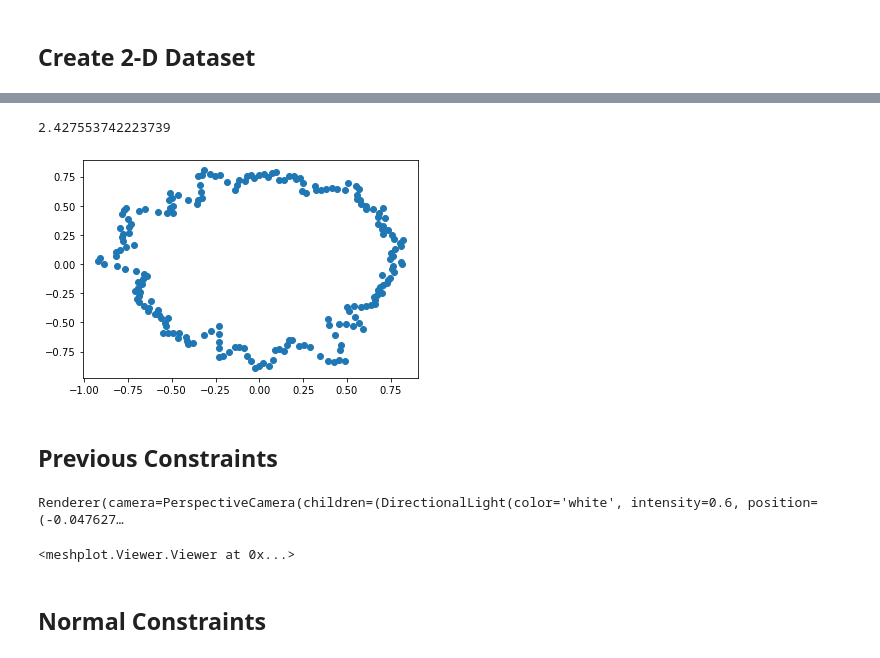
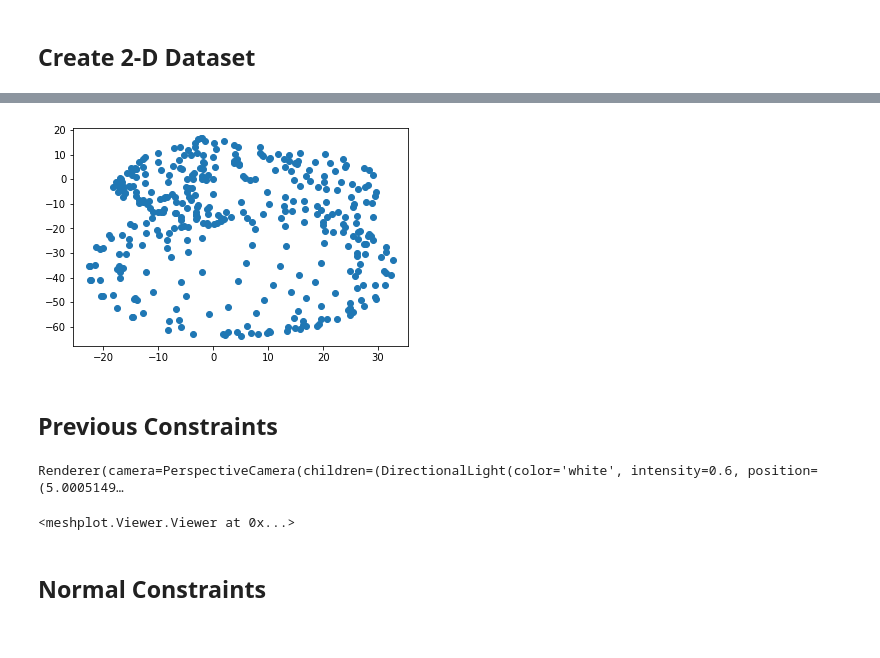
Before and after one commit to weixinl/GeometricModeling, a Jupyter notebook: assign2/assign2.ipynb, the cells around one changed output, grey strips where cells are left out. Drawn from its saved outputs; the diff is of its cells as text; code cells hidden in the pictures.

```diff
--- a/assign2/assign2.ipynb
+++ b/assign2/assign2.ipynb
@@ -488,15 +501,21 @@ def create_2d_boundary():
 # %%
-vertices = np.loadtxt("data/2dboundary.txt")
-norms = np.loadtxt("data/2dnorm.txt")
+# vertices = np.loadtxt("data/2dboundary.txt")
+# norms = np.loadtxt("data/2dnorm.txt")
+vertices, faces = igl.read_triangle_mesh("data/cat.off")
+vertices = vertices/10
+normals = igl.per_vertex_normals(vertices, faces)
+vertices = vertices[:, :2]
+normals = normals[:, :2]
 vnum = vertices.shape[0]
+# print(vnum)
+# print(normals.shape)
 plt.plot(vertices[:,0], vertices[:, 1], marker = 'o' ,linestyle="")
 max_coordinate = np.max(vertices, axis = 0)
 min_coordinate = np.min(vertices, axis = 0)
 diagonal_len = np.linalg.norm(max_coordinate - min_coordinate)
-print(diagonal_len)
+# print(diagonal_len)
 # %% [output]
-2.427553742223739
-[figure, old version]
+[figure, new version]
 # %% [markdown]
 ## Previous Constraints
 # %%
@@ -524,26 +543,26 @@ constraint_fval_arr = np.zeros(3*vnum, dtype = np.float64)
 constraint_color_arr = np.zeros((3*vnum, 3), dtype = np.float64) #RGB
 for v_id in range(vnum):
     coord = vertices[v_id]
-    norm = norms[v_id]
+    normal = normals[v_id]
     constraint_v_coord_arr[3*v_id] = coord
     constraint_fval_arr[3*v_id] = 0.0
     constraint_color_arr[3*v_id] = [0.0, 0.0, 1.0]
     # for v+
-    eps = update_eps(eps, v_id, coord, norm)
-    constraint_v_coord_arr[3*v_id + 1] = coord + eps * norm
+    eps = update_eps(eps, v_id, coord, normal)
+    constraint_v_coord_arr[3*v_id + 1] = coord + eps * normal
     constraint_fval_arr[3*v_id + 1] = eps
     constraint_color_arr[3*v_id + 1] = [1.0, 0.0, 0.0]
     # for v-
-    eps = update_eps(eps, v_id, coord, -norm)
-    constraint_v_coord_arr[3*v_id + 2] = coord - eps * norm
+    eps = update_eps(eps, v_id, coord, -normal)
+    constraint_v_coord_arr[3*v_id + 2] = coord - eps * normal
     constraint_fval_arr[3*v_id + 2] = -eps
     constraint_color_arr[3*v_id + 2] = [0.0, 1.0, 0.0]
 
 # plot constraint points
 constrs_3d = np.hstack([constraint_v_coord_arr, np.zeros((3*vnum,1))])
-mp.plot(constrs_3d, c = constraint_color_arr, shading={"point_size":0.1})
+mp.plot(constrs_3d, c = constraint_color_arr, shading={"point_size":8})
 # %% [output]
-Renderer(camera=PerspectiveCamera(children=(DirectionalLight(color='white', intensity=0.6, position=(-0.047627…
+Renderer(camera=PerspectiveCamera(children=(DirectionalLight(color='white', intensity=0.6, position=(5.0005149…
 <meshplot.Viewer.Viewer at 0x...>
 # %% [markdown]
 ## Normal Constraints
```
Also changed, not shown: parts of 6 cells of this notebook, 2 other files.
